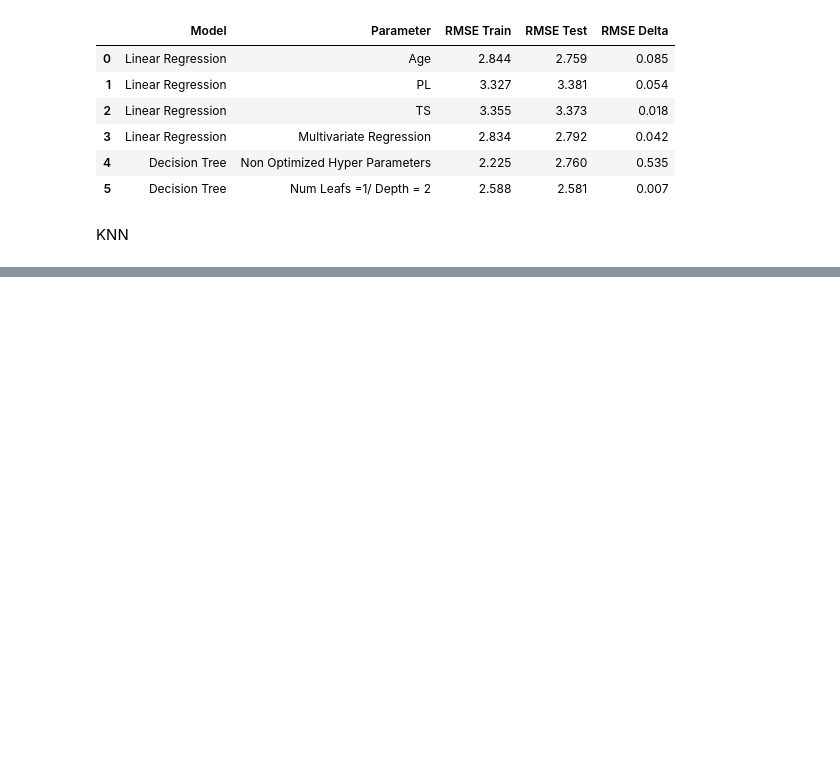
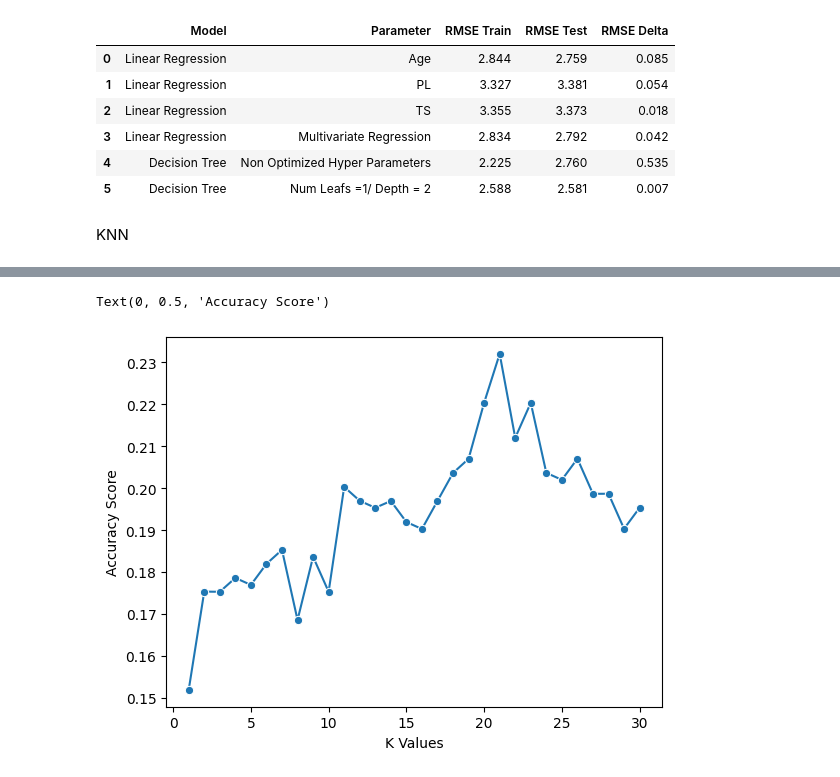
Before and after one commit to doctorf72/Naya_ML_RegressionProject, a Jupyter notebook: Regression_Project.ipynb, the cells around one changed output, grey strips where cells are left out. Drawn from its saved outputs; the diff is of its cells as text; code cells hidden in the pictures; blank space fills up the shorter version.

```diff
--- a/Regression_Project.ipynb
+++ b/Regression_Project.ipynb
@@ -892,13 +889,13 @@ df_train.head()
 # %%
-# from sklearn.preprocessing import MinMaxScaler
+from sklearn.preprocessing import MinMaxScaler
 
-# num_cols = ['PL', 'PR', 'SK', 'TS', 'M11', 'BD2', 'Age']
+num_cols = ['PL', 'PR', 'SK', 'TS', 'M11', 'BD2', 'Age']
 
-# mms = MinMaxScaler()
-# X_norm = mms.fit_transform(X)   #np.array
-# X_n=pd.DataFrame(X_norm, columns=num_cols)
-# print(X_n)
+mms = MinMaxScaler()
+X_norm = mms.fit_transform(X)   #np.array
+X_n=pd.DataFrame(X_norm, columns=num_cols)
+print(X_n)
 
-# X_n_test=mms.transform(X_test)
-# X_n_t=pd.DataFrame(X_n_test, columns=num_cols)
-# X_n_t
+X_n_test=mms.transform(X_test)
+X_n_t=pd.DataFrame(X_n_test, columns=num_cols)
+X_n_t
@@ -905,14 +945,22 @@ df_train.head()
 # %%
-# # finding best k value
-# #This algorithm is performing a 5-fold cross-validation to obtain an estimate of the model's accuracy for each k value.
+# finding best k value
+#This algorithm is performing a 5-fold cross-validation to obtain an estimate of the model's accuracy for each k value.
 
-# k_values = [i for i in range (1,31)]
-# scores = []
+k_values = [i for i in range (1,31)]
+scores = []
 
-# scaler = StandardScaler()  #standardize the feature
-# X = scaler.fit_transform(X_n)
+scaler = StandardScaler()  #standardize the feature
+X = scaler.fit_transform(X_n)
 
-# for k in k_values:
-#     knn = KNeighborsClassifier(n_neighbors=k)
-#     score = cross_val_score(knn, X_n, y, cv=5) #perform 5-fold cross-validation on the KNN model for the current k value.
-#     scores.append(np.mean(score))
+for k in k_values:
+    knn = KNeighborsClassifier(n_neighbors=k)
+    score = cross_val_score(knn, X_n, y, cv=5) #perform 5-fold cross-validation on the KNN model for the current k value.
+    scores.append(np.mean(score))
+# %%
+# plot the results
+sns.lineplot(x = k_values, y = scores, marker = 'o')
+plt.xlabel("K Values")
+plt.ylabel("Accuracy Score")
+# %% [output]
+Text(0, 0.5, 'Accuracy Score')
+[figure, added]
```
Also changed, not shown: parts of 17 cells of this notebook.
